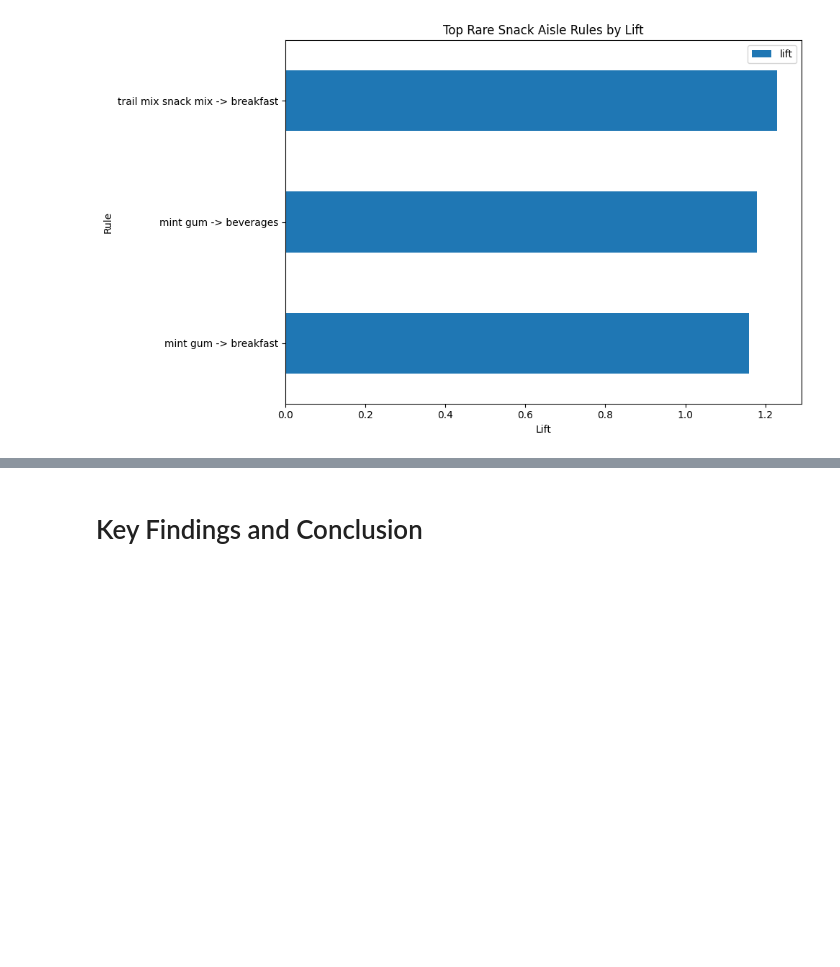
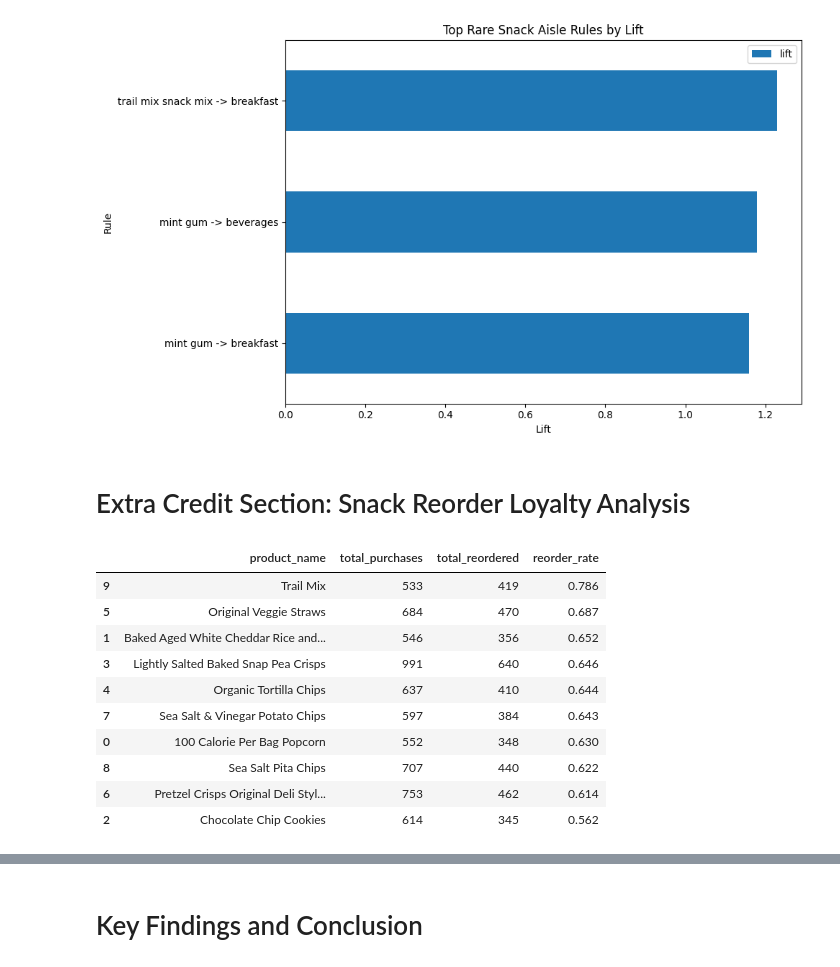
Before and after one commit to SpencerLevine9/instacart-data-mining-snacks, a Jupyter notebook: COMP_541_Project.ipynb, the cells around one changed output, grey strips where cells are left out. Cells and saved outputs as stored; diff of their text form; code cells hidden in the pictures; blank space fills up the shorter version.

```diff
--- a/COMP_541_Project.ipynb
+++ b/COMP_541_Project.ipynb
@@ -1362,3 +1335,57 @@ plt.tight_layout()
 plt.show()
 # %% [output]
 [figure]
+# %% [markdown]
+# Extra Credit Section: Snack Reorder Loyalty Analysis
+# %%
+# Extra Credit: Snack reorder loyalty analysis
+# This section examines reorder behavior for popular snack products. While purchase frequency shows which products are commonly bought,
+# reorder behavior helps show which snack items customers are more likely to buy again, which can indicate stronger product loyalty.
+
+# Merge order-product and product info
+reorder_data = order_products_train_df.merge(
+    products_df[["product_id", "product_name", "department_id"]],
+    on="product_id",
+    how="left"
+)
+
+# Keep only snack department
+reorder_data = reorder_data[reorder_data["department_id"] == 19].copy()
+
+# Find top 10 most purchased snack products
+top_10_snack_names = reorder_data["product_name"].value_counts().head(10).index.tolist()
+
+top_10_reorder_data = reorder_data[
+    reorder_data["product_name"].isin(top_10_snack_names)
+].copy()
+
+# Compute reorder rate for each product
+reorder_summary = top_10_reorder_data.groupby("product_name").agg(
+    total_purchases=("reordered", "count"),
+    total_reordered=("reordered", "sum")
+).reset_index()
+
+reorder_summary["reorder_rate"] = (
+    reorder_summary["total_reordered"] / reorder_summary["total_purchases"]
+)
+
+reorder_summary = reorder_summary.sort_values(
+    by="reorder_rate",
+    ascending=False
+)
+
+reorder_summary["reorder_rate"] = reorder_summary["reorder_rate"].round(3)
+
+display(reorder_summary)
+# %% [output]
+|  | product_name | total_purchases | total_reordered | reorder_rate |
+| 9 | Trail Mix | 533 | 419 | 0.786 |
+| 5 | Original Veggie Straws | 684 | 470 | 0.687 |
+| 1 | Baked Aged White Cheddar Rice and... | 546 | 356 | 0.652 |
+| 3 | Lightly Salted Baked Snap Pea Crisps | 991 | 640 | 0.646 |
+| 4 | Organic Tortilla Chips | 637 | 410 | 0.644 |
+| 7 | Sea Salt & Vinegar Potato Chips | 597 | 384 | 0.643 |
+| 0 | 100 Calorie Per Bag Popcorn | 552 | 348 | 0.630 |
+| 8 | Sea Salt Pita Chips | 707 | 440 | 0.622 |
+| 6 | Pretzel Crisps Original Deli Styl... | 753 | 462 | 0.614 |
+| 2 | Chocolate Chip Cookies | 614 | 345 | 0.562 |
```
Also changed, not shown: parts of 8 cells of this notebook.
